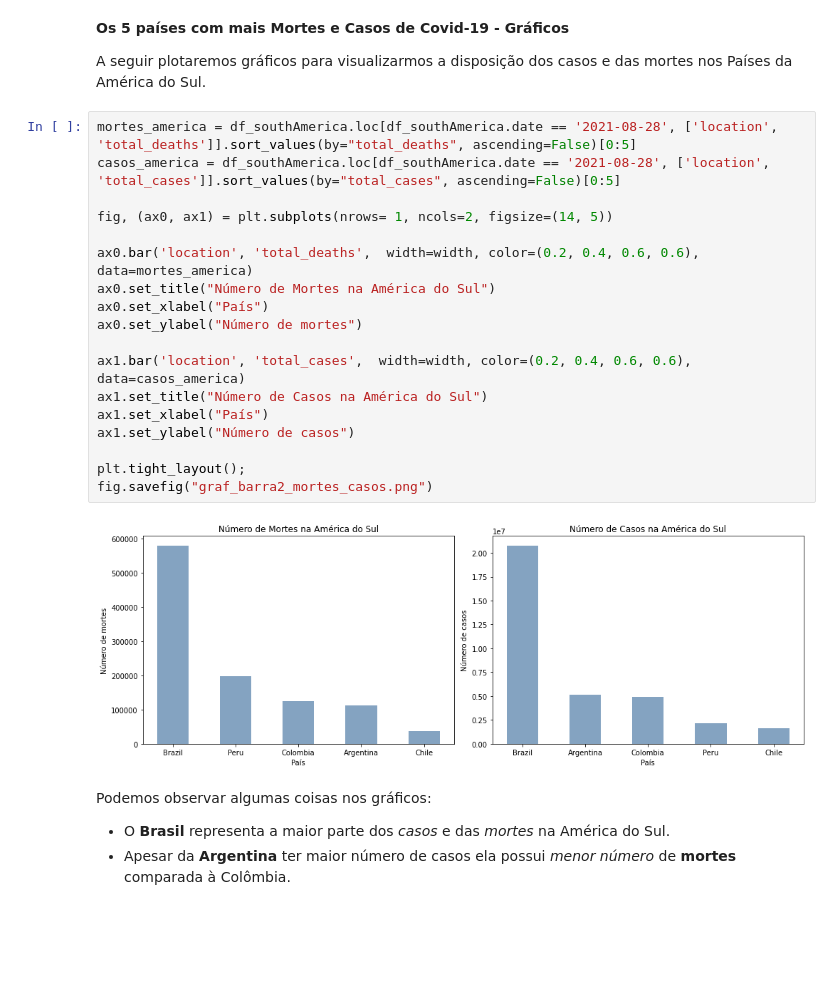
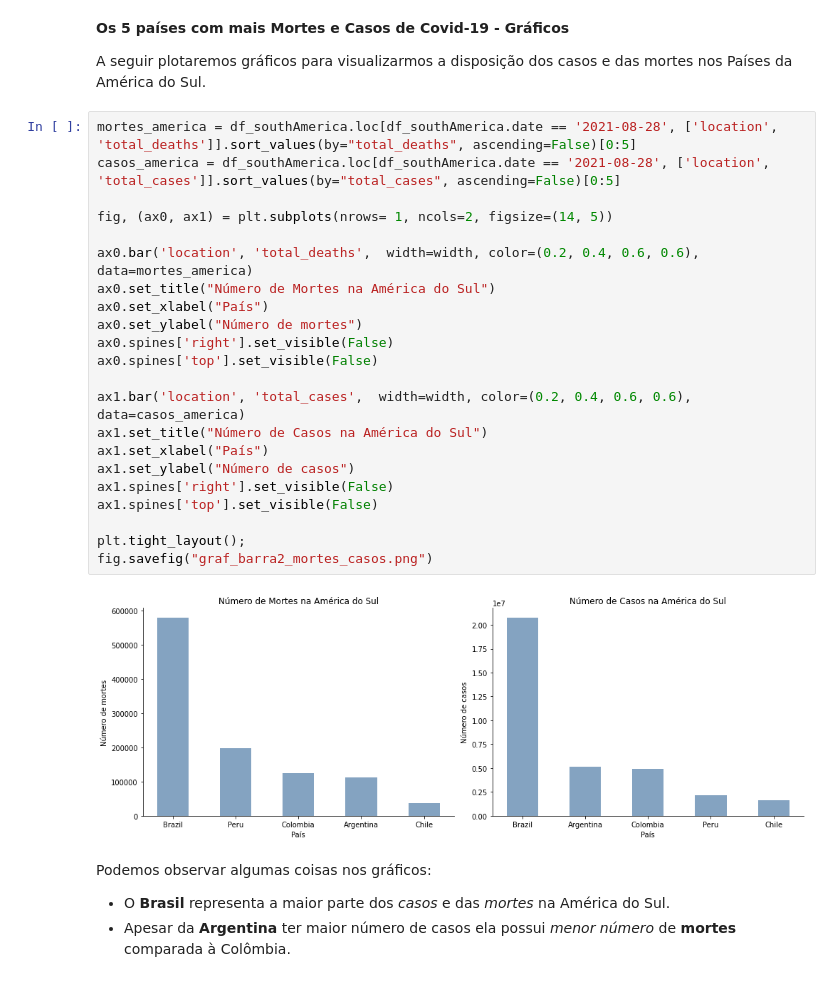
Before and after one commit to brunavent/Portfolio, a Jupyter notebook: Panorama_do_COVID_19_no_Brasil_e_no_Mundo.ipynb, the cells around one changed output. Saved outputs shown, nothing was run; the diff lists cells and outputs as text; blank space fills up the shorter version.

```diff
--- a/Panorama_do_COVID_19_no_Brasil_e_no_Mundo.ipynb
+++ b/Panorama_do_COVID_19_no_Brasil_e_no_Mundo.ipynb
@@ -579,23 +599,27 @@ A seguir plotaremos gráficos para visualizarmos a disposição dos casos e das
 # %%
 mortes_america = df_southAmerica.loc[df_southAmerica.date == '2021-08-28', ['location', 'total_deaths']].sort_values(by="total_deaths", ascending=False)[0:5]
 casos_america = df_southAmerica.loc[df_southAmerica.date == '2021-08-28', ['location', 'total_cases']].sort_values(by="total_cases", ascending=False)[0:5]
 
 fig, (ax0, ax1) = plt.subplots(nrows= 1, ncols=2, figsize=(14, 5))
 
 ax0.bar('location', 'total_deaths',  width=width, color=(0.2, 0.4, 0.6, 0.6), data=mortes_america)
 ax0.set_title("Número de Mortes na América do Sul")
 ax0.set_xlabel("País")
 ax0.set_ylabel("Número de mortes")
+ax0.spines['right'].set_visible(False)
+ax0.spines['top'].set_visible(False)
 
 ax1.bar('location', 'total_cases',  width=width, color=(0.2, 0.4, 0.6, 0.6), data=casos_america)
 ax1.set_title("Número de Casos na América do Sul")
 ax1.set_xlabel("País")
 ax1.set_ylabel("Número de casos")
+ax1.spines['right'].set_visible(False)
+ax1.spines['top'].set_visible(False)
 
 plt.tight_layout();
 fig.savefig("graf_barra2_mortes_casos.png")
 # %% [output]
-[figure, old version]
+[figure, new version]
 # %% [markdown]
 Podemos observar algumas coisas nos gráficos:
 
```
Also changed, not shown: parts of 16 cells of this notebook.
